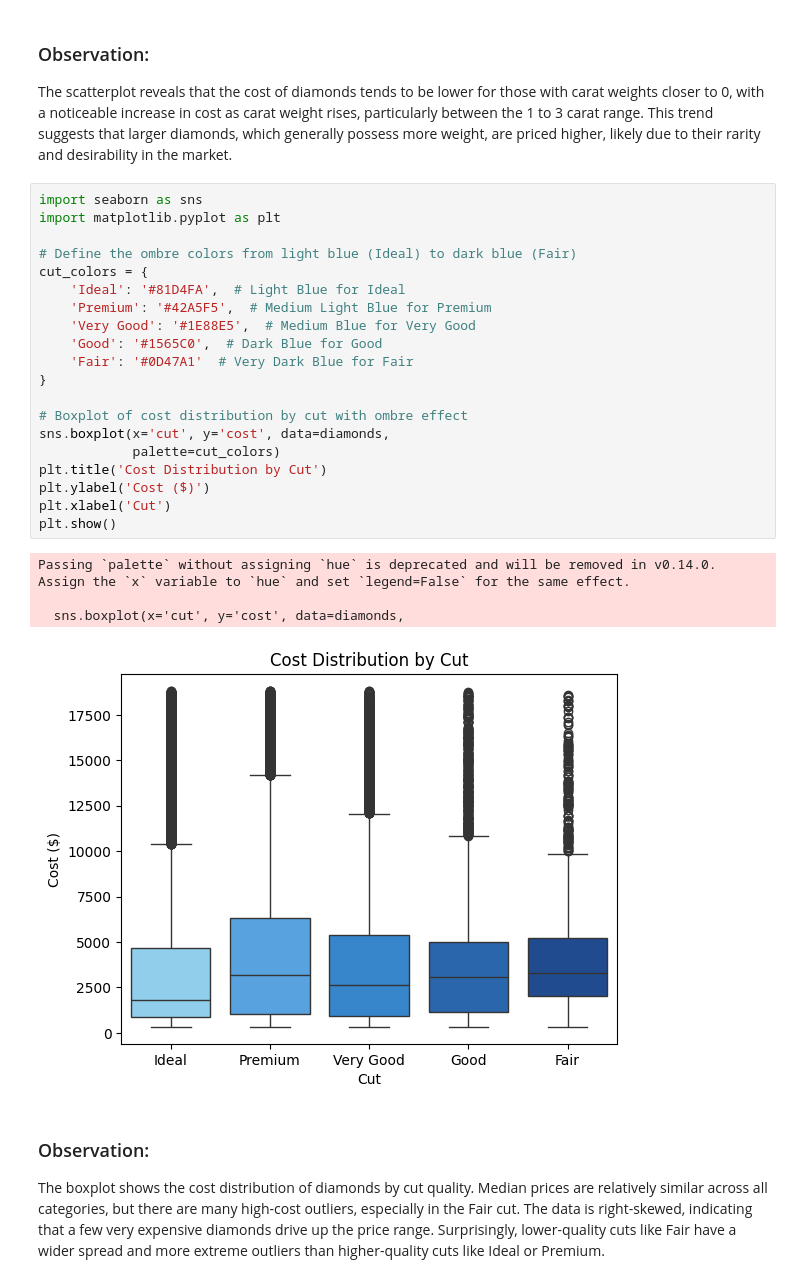
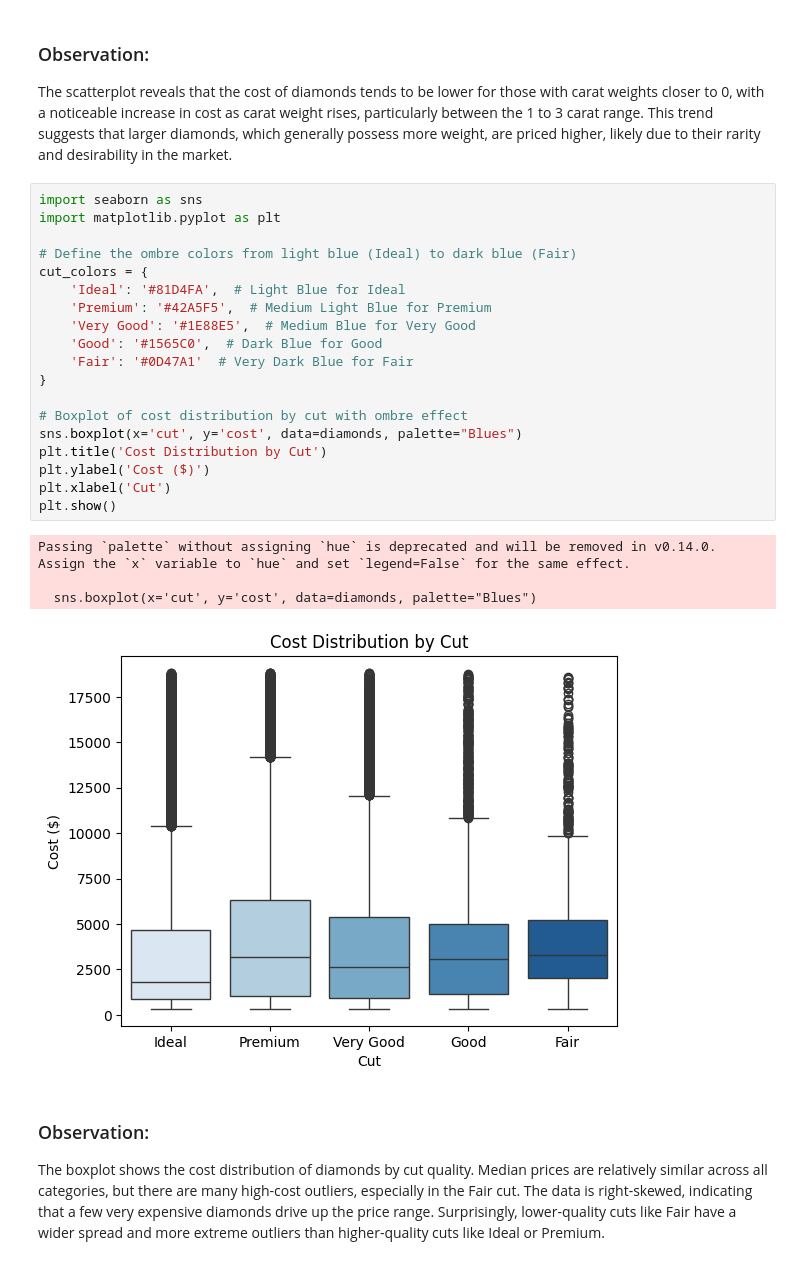
Before and after one commit to SchroderJ-pixel/datafun-06-eda, a Jupyter notebook: schroder-eda.ipynb, the cells around one changed output. Saved outputs shown, nothing was run; the diff lists cells and outputs as text.

Commit message:
Updated colors to fix hue error in Github

```diff
--- a/schroder-eda.ipynb
+++ b/schroder-eda.ipynb
@@ -145,28 +145,27 @@ The scatterplot reveals that the cost of diamonds tends to be lower for those wi
 # %%
 import seaborn as sns
 import matplotlib.pyplot as plt
 
 # Define the ombre colors from light blue (Ideal) to dark blue (Fair)
 cut_colors = {
     'Ideal': '#81D4FA',  # Light Blue for Ideal
     'Premium': '#42A5F5',  # Medium Light Blue for Premium
     'Very Good': '#1E88E5',  # Medium Blue for Very Good
     'Good': '#1565C0',  # Dark Blue for Good
     'Fair': '#0D47A1'  # Very Dark Blue for Fair
 }
 
 # Boxplot of cost distribution by cut with ombre effect
-sns.boxplot(x='cut', y='cost', data=diamonds,
-            palette=cut_colors)
+sns.boxplot(x='cut', y='cost', data=diamonds, palette="Blues")
 plt.title('Cost Distribution by Cut')
 plt.ylabel('Cost ($)')
 plt.xlabel('Cut')
 plt.show()
 # %% [output]
 Passing `palette` without assigning `hue` is deprecated and will be removed in v0.14.0. Assign the `x` variable to `hue` and set `legend=False` for the same effect.
 
-  sns.boxplot(x='cut', y='cost', data=diamonds,
+  sns.boxplot(x='cut', y='cost', data=diamonds, palette="Blues")
-[figure, old version]
+[figure, new version]
 # %% [markdown]
 ### Observation:
 The boxplot shows the cost distribution of diamonds by cut quality. Median prices are relatively similar across all categories, but there are many high-cost outliers, especially in the Fair cut. The data is right-skewed, indicating that a few very expensive diamonds drive up the price range. Surprisingly, lower-quality cuts like Fair have a wider spread and more extreme outliers than higher-quality cuts like Ideal or Premium.
```
Also changed, not shown: parts of 1 cell of this notebook.
